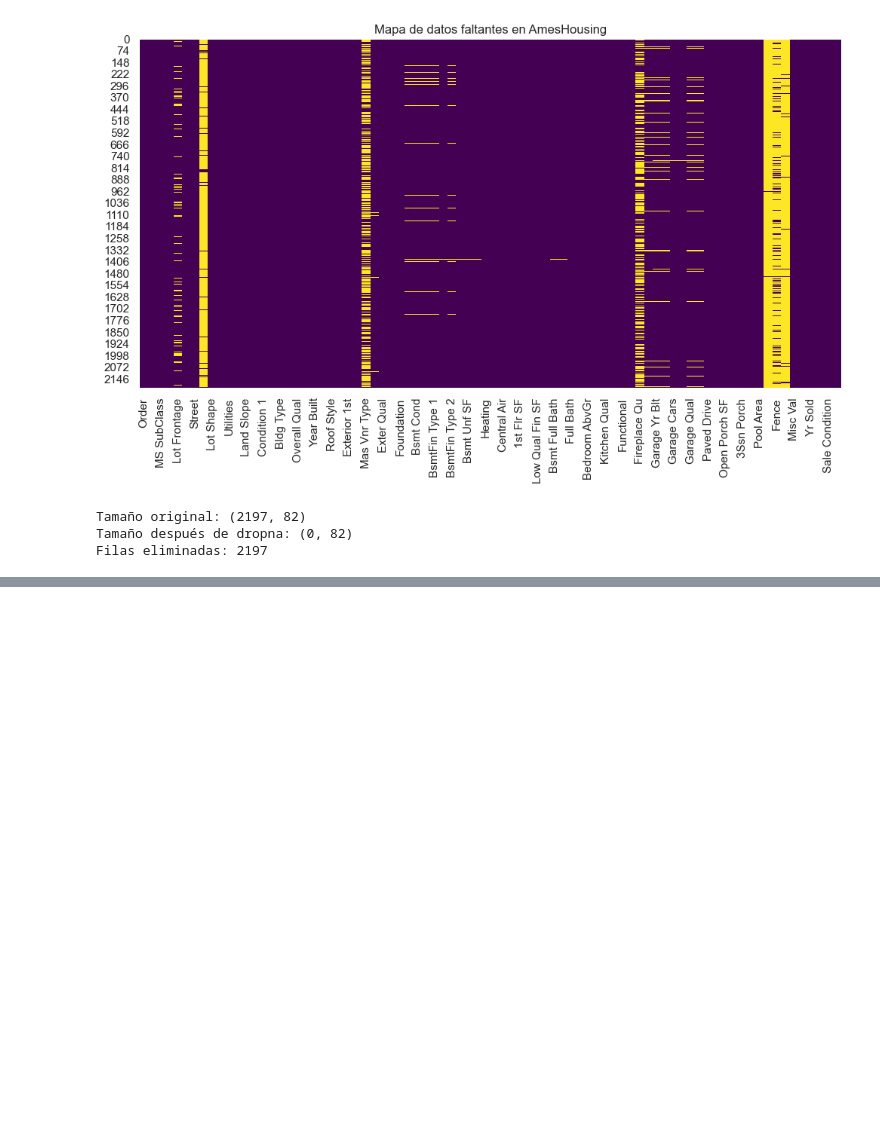
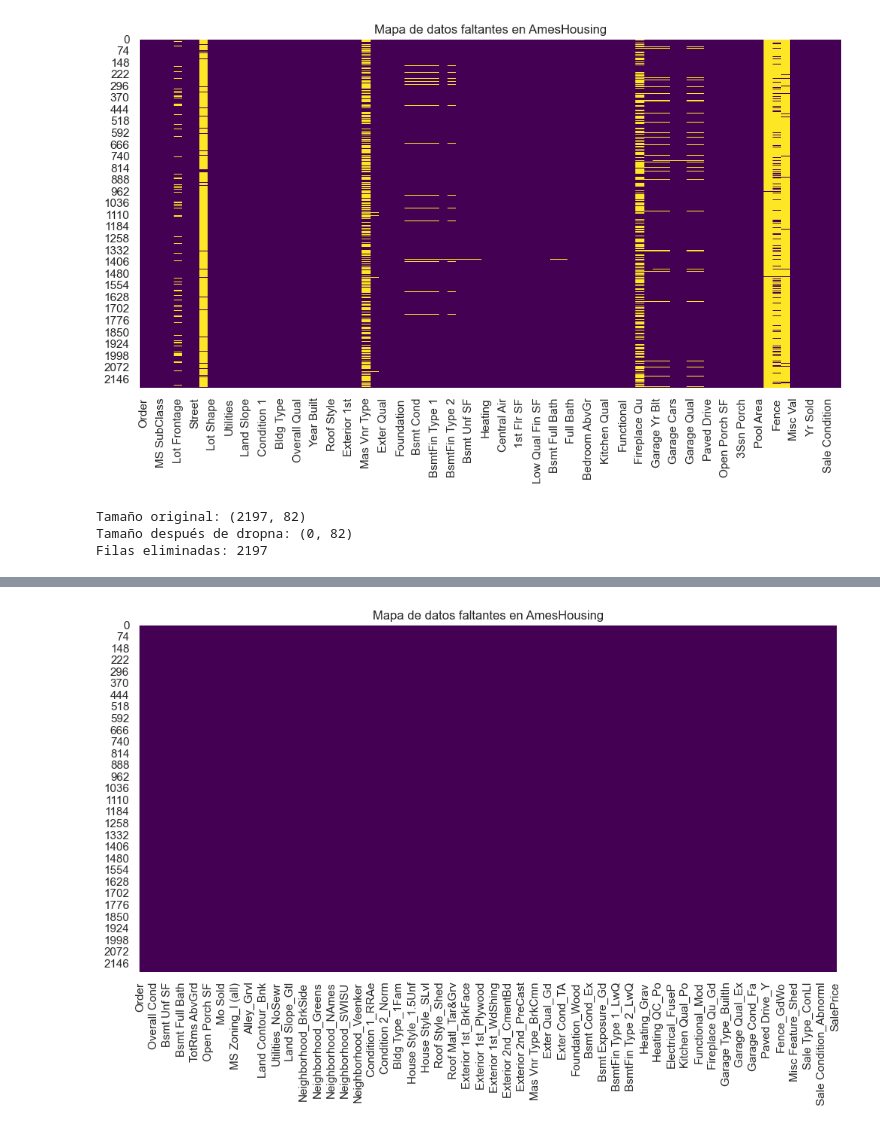
Before and after one commit to logicat1204/SIS420-Datasets, a Jupyter notebook: 1 Ames Housing/1 Ames Housing.ipynb, the cells around one changed output, grey strips where cells are left out. Cells and saved outputs as stored; diff of their text form; code cells hidden in the pictures; blank space fills up the shorter version.

```diff
--- a/1 Ames Housing/1 Ames Housing.ipynb
+++ b/1 Ames Housing/1 Ames Housing.ipynb
@@ -58,0 +98,6 @@ Filas eliminadas: 2197
+# %%
+categorical_cols = dataset.select_dtypes(include=["object"]).columns
+numeric_cols = dataset.select_dtypes(include=["int64","float64"]).columns
+
+print("Categóricas:", len(categorical_cols))
+print("Numéricas:", len(numeric_cols))
@@ -58,0 +109,23 @@ Filas eliminadas: 2197
+# %%
+from sklearn.impute import SimpleImputer
+
+num_imputer = SimpleImputer(strategy="median")
+cat_imputer = SimpleImputer(strategy="most_frequent")
+
+dataset[numeric_cols] = num_imputer.fit_transform(dataset[numeric_cols])
+dataset[categorical_cols] = cat_imputer.fit_transform(dataset[categorical_cols])
+# %%
+from sklearn.preprocessing import OneHotEncoder
+
+# En scikit-learn >= 1.2
+encoder = OneHotEncoder(handle_unknown="ignore", sparse_output=False)
+
+encoded = encoder.fit_transform(dataset[categorical_cols])
+
+encoded_df = pd.DataFrame(
+    encoded,
+    columns=encoder.get_feature_names_out(categorical_cols),
+    index=dataset.index
+)
+
+dataset_final = pd.concat([dataset[numeric_cols], encoded_df, dataset["SalePrice"]], axis=1)
@@ -58,0 +142,8 @@ Filas eliminadas: 2197
+# %%
+plt.figure(figsize=(12,6))
+sns.heatmap(dataset_final.isnull(), cbar=False, cmap="viridis")
+
+plt.title("Mapa de datos faltantes en AmesHousing")
+plt.show()
+# %% [output]
+[figure, added]
```
Also changed, not shown: parts of 6 cells of this notebook, 8 other files.
